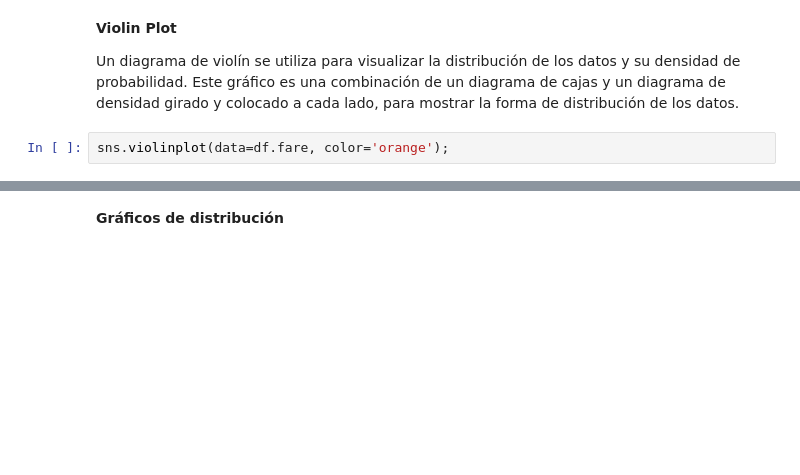
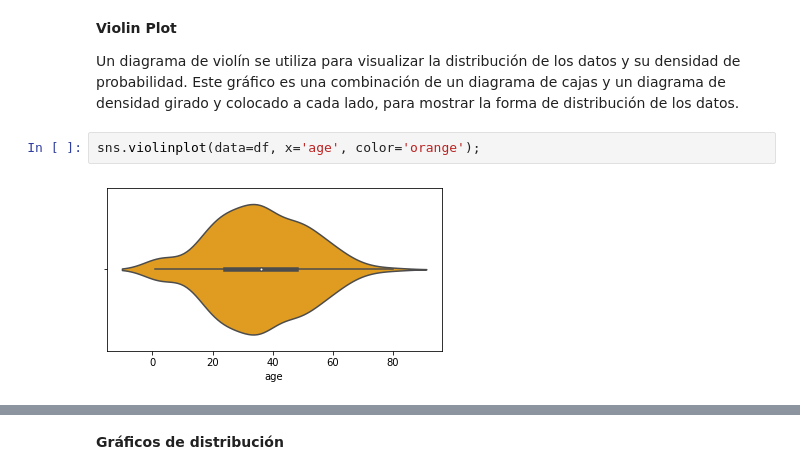
Before and after one commit to paulaanb/Apuntes-de-Clase, a Jupyter notebook: Apuntes Clase/Week_4/Day_2/4.2 - Estadistica descriptiva.ipynb, the cells around one changed output, grey strips where cells are left out. Drawn from its saved outputs; the diff is of its cells as text; blank space fills up the shorter version.

```diff
--- a/Apuntes Clase/Week_4/Day_2/4.2 - Estadistica descriptiva.ipynb
+++ b/Apuntes Clase/Week_4/Day_2/4.2 - Estadistica descriptiva.ipynb
@@ -835,7 +1103,9 @@ df.boxplot();
 
 Un diagrama de violín se utiliza para visualizar la distribución de los datos y su densidad de probabilidad. Este gráfico es una combinación de un diagrama de cajas y un diagrama de densidad girado y colocado a cada lado, para mostrar la forma de distribución de los datos.
 # %%
-sns.violinplot(data=df.fare, color='orange');
+sns.violinplot(data=df, x='age', color='orange');
+# %% [output]
+[figure, added]
 # %% [markdown]
 ### Concepto de Outlier (valores atípicos)
 
```
Also changed, not shown: parts of 91 cells of this notebook, 1 other file.
